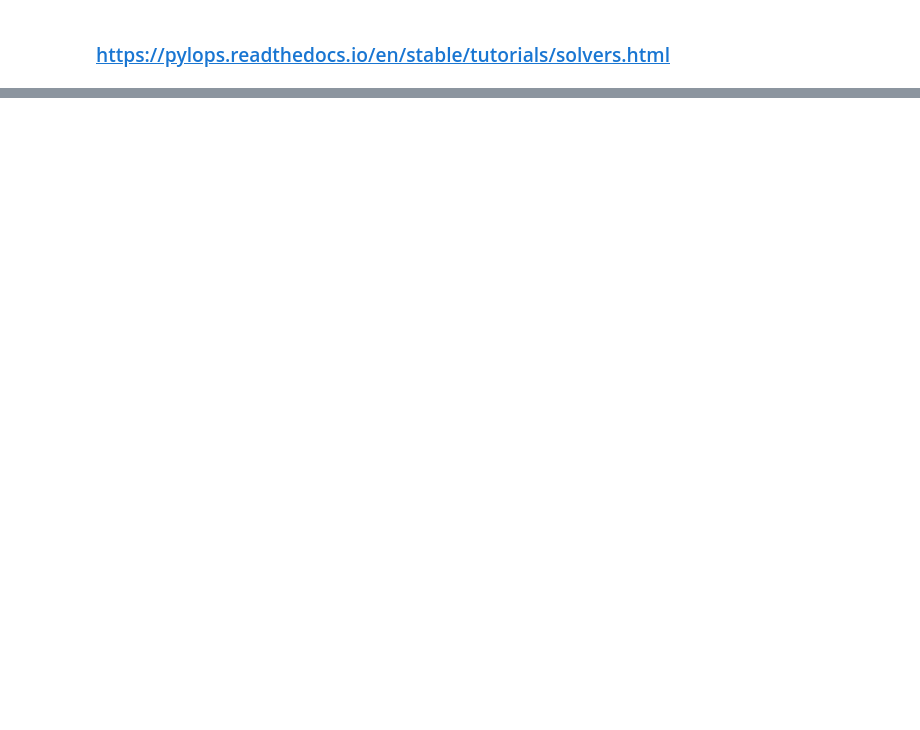
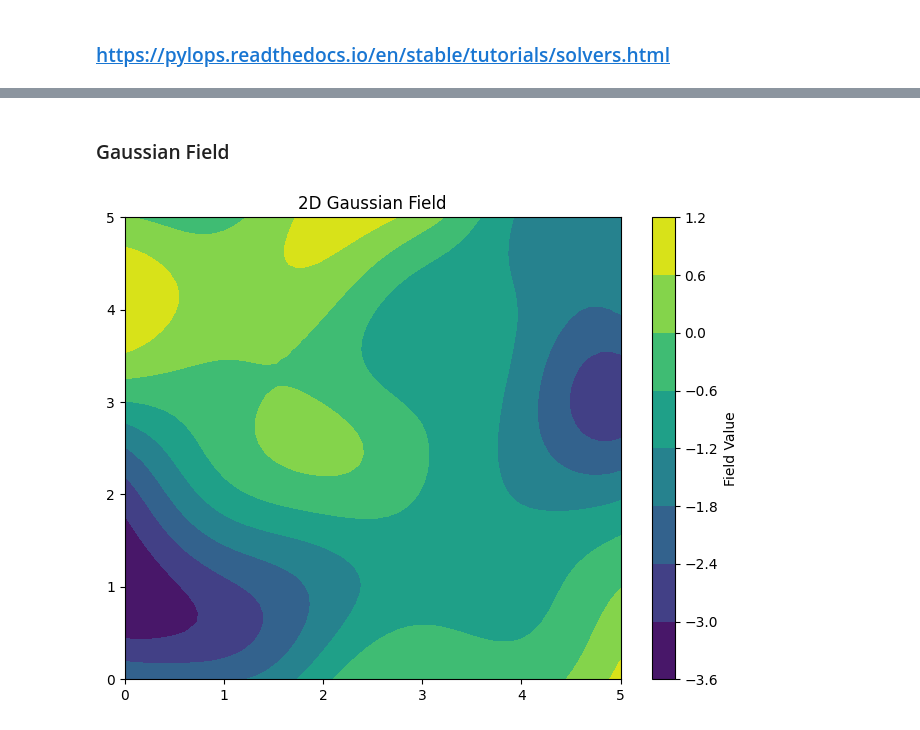
Before and after one commit to csc7/Probabilistic_Programming, a Jupyter notebook: GP_General.ipynb, the cells around one changed output, grey strips where cells are left out. Saved outputs shown, nothing was run; the diff lists cells and outputs as text; code cells hidden in the pictures; blank space fills up the shorter version.

Commit message:
Add example for Gaussian field computation

```diff
--- a/GP_General.ipynb
+++ b/GP_General.ipynb
@@ -350,0 +340,31 @@ import random
+# %% [markdown]
+### Gaussian Field
+# %%
+import numpy as np
+import matplotlib.pyplot as plt
+from sklearn.gaussian_process import GaussianProcessRegressor
+from sklearn.gaussian_process.kernels import RBF
+
+# Define the grid
+x = np.linspace(0, 5, 50)
+y = np.linspace(0, 5, 50)
+X, Y = np.meshgrid(x, y)
+grid_points = np.vstack([X.ravel(), Y.ravel()]).T
+
+# Define the kernel
+length_scale = 1.0
+variance = 1.0
+kernel = variance * RBF(length_scale=length_scale)
+
+# Generate the Gaussian field
+gp = GaussianProcessRegressor(kernel=kernel, random_state=42)
+Z = gp.sample_y(grid_points, 1).reshape(X.shape)
+
+# Plot the Gaussian field
+plt.figure(figsize=(8, 6))
+plt.contourf(X, Y, Z, cmap='viridis')
+plt.title('2D Gaussian Field')
+plt.colorbar(label='Field Value')
+plt.show()
+# %% [output]
+[figure, added]
```
Also changed, not shown: parts of 5 cells of this notebook.
